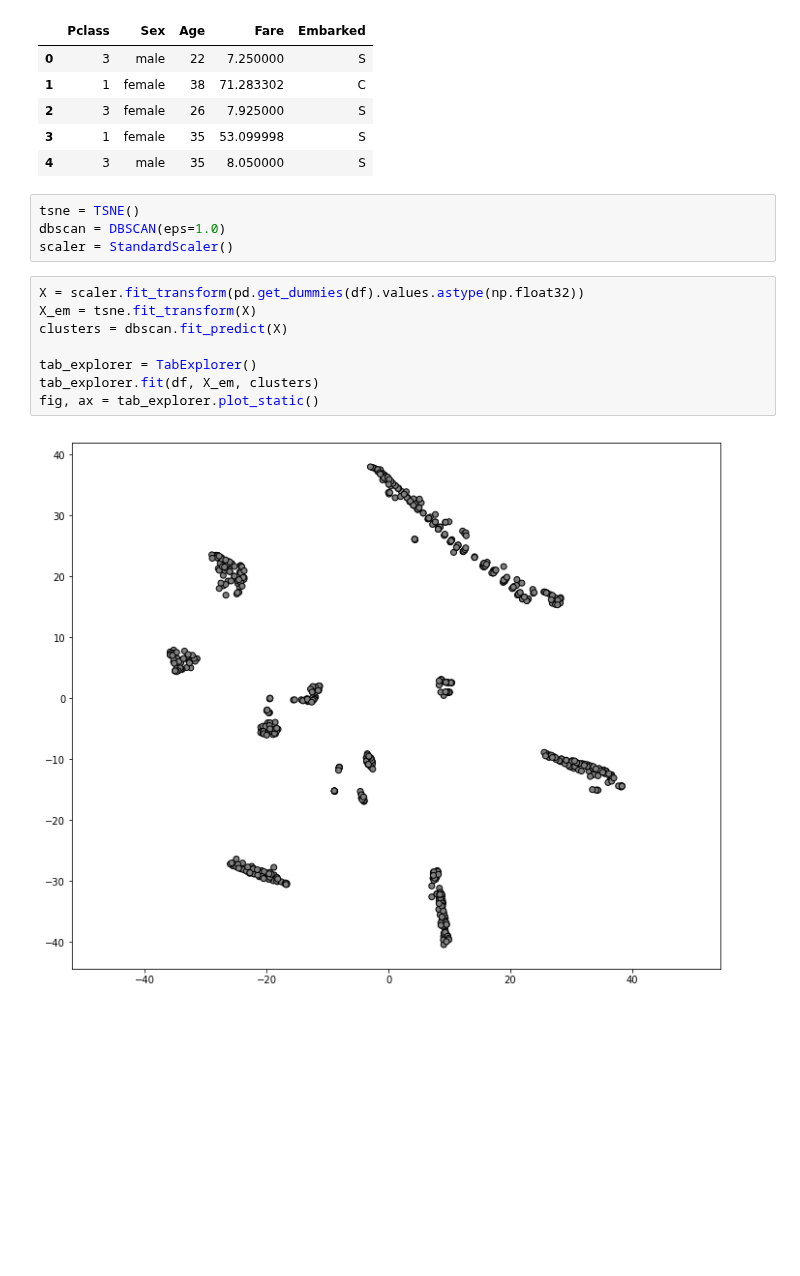
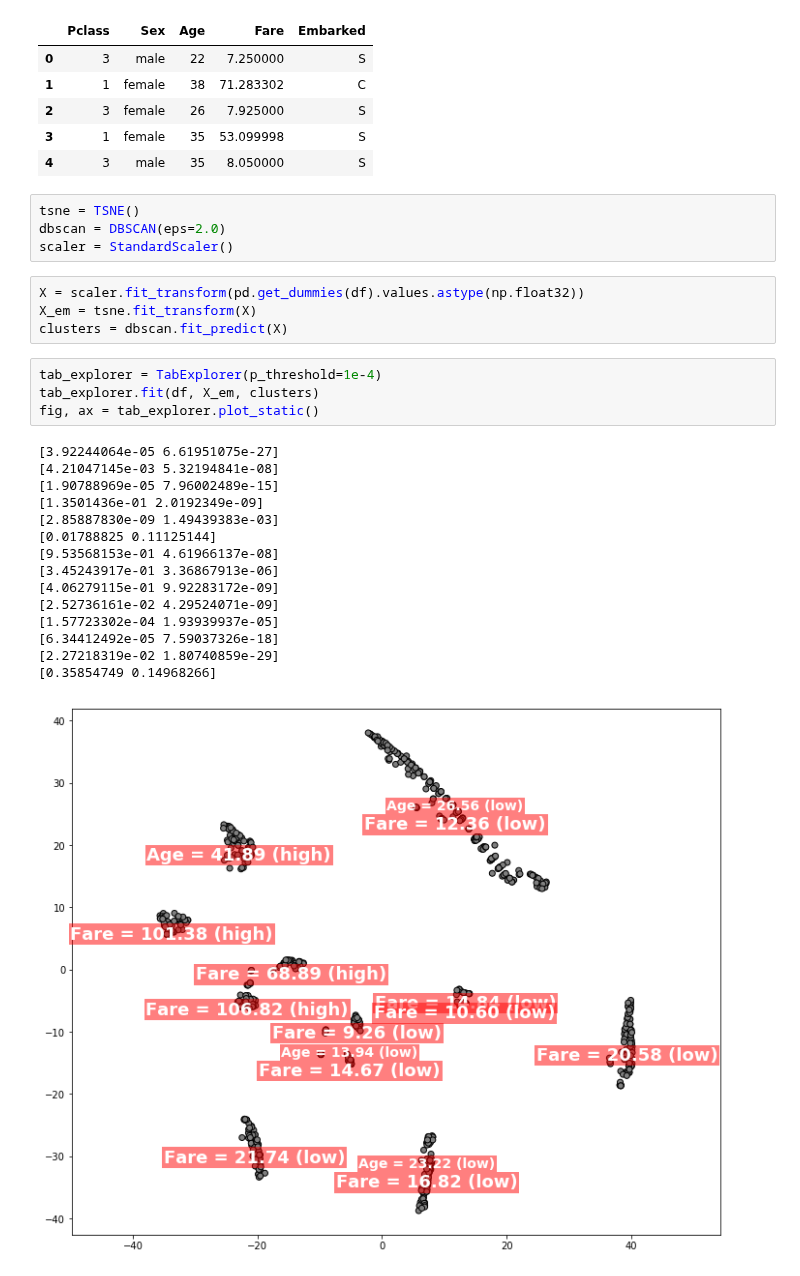
Before and after one commit to simejanko/mag-multidim-proj-visualisation, a Jupyter notebook: showcases/tab_exploration.ipynb, the cells around one changed output. Saved outputs shown, nothing was run; the diff lists cells and outputs as text; blank space fills up the shorter version.

```diff
--- a/showcases/tab_exploration.ipynb
+++ b/showcases/tab_exploration.ipynb
@@ -26,15 +26,29 @@ df.head()
 | 4 | 3 | male | 35 | 8.050000 | S |
 # %%
 tsne = TSNE()
-dbscan = DBSCAN(eps=1.0)
+dbscan = DBSCAN(eps=2.0)
 scaler = StandardScaler()
 # %%
 X = scaler.fit_transform(pd.get_dummies(df).values.astype(np.float32))
 X_em = tsne.fit_transform(X)
 clusters = dbscan.fit_predict(X)
-
-tab_explorer = TabExplorer()
-tab_explorer.fit(df, X_em, clusters)
-fig, ax = tab_explorer.plot_static()
-# %% [output]
-[figure, removed]
+# %%
+tab_explorer = TabExplorer(p_threshold=1e-4)
+tab_explorer.fit(df, X_em, clusters)
+fig, ax = tab_explorer.plot_static()
+# %% [output]
+[3.92244064e-05 6.61951075e-27]
+[4.21047145e-03 5.32194841e-08]
+[1.90788969e-05 7.96002489e-15]
+[1.3501436e-01 2.0192349e-09]
+[2.85887830e-09 1.49439383e-03]
+[0.01788825 0.11125144]
+[9.53568153e-01 4.61966137e-08]
+[3.45243917e-01 3.36867913e-06]
+[4.06279115e-01 9.92283172e-09]
+[2.52736161e-02 4.29524071e-09]
+[1.57723302e-04 1.93939937e-05]
+[6.34412492e-05 7.59037326e-18]
+[2.27218319e-02 1.80740859e-29]
+[0.35854749 0.14968266]
+[figure, added]
```
Also changed, not shown: 1 other file.
